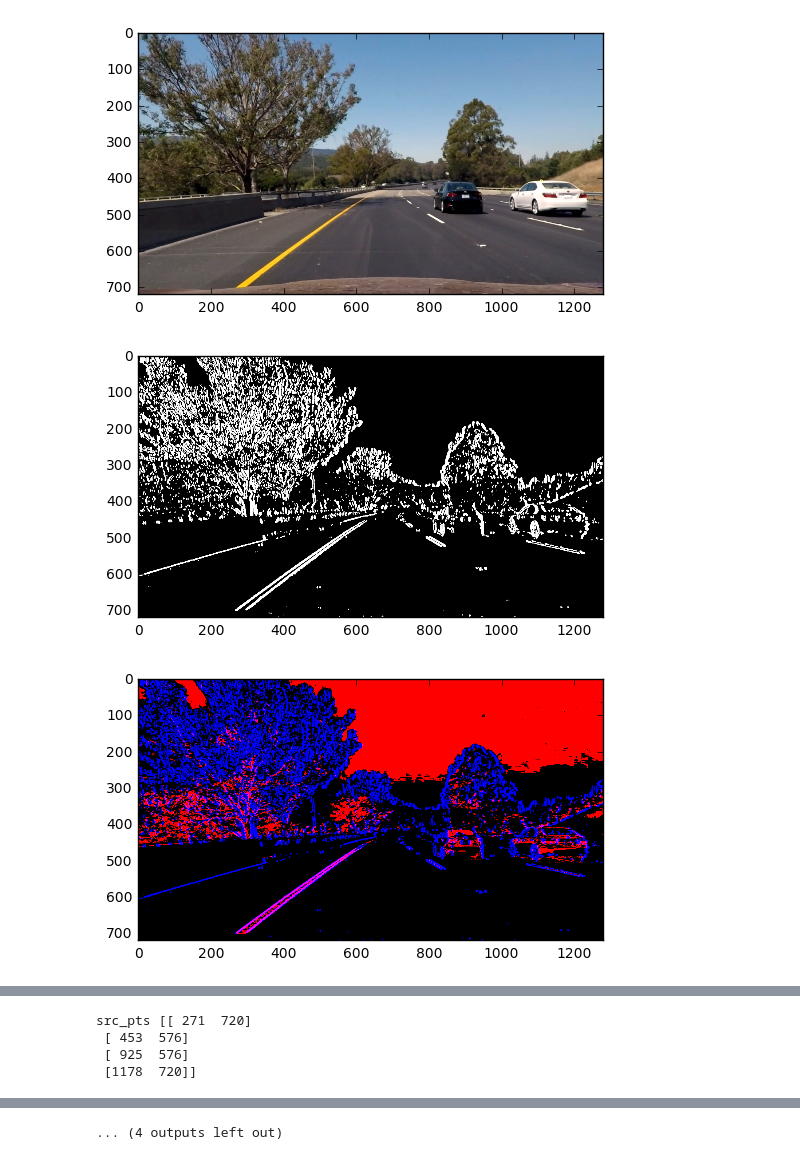
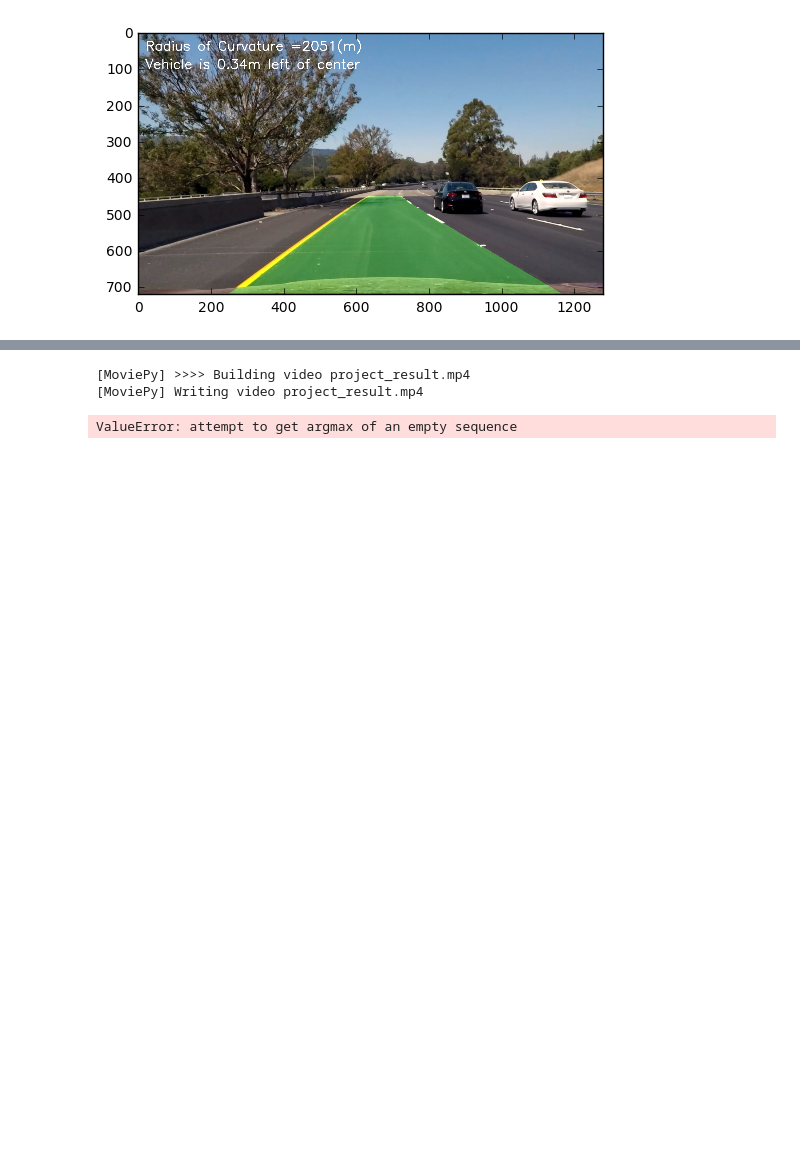
Before and after one commit to soon-yau/SDCND_Term1, a Jupyter notebook: CarND-Advanced-Lane-Lines/advanced_lane_finding.ipynb, the cells around one changed output, grey strips where cells are left out. Saved outputs shown, nothing was run; the diff lists cells and outputs as text; code cells hidden in the pictures; blank space fills up the shorter version.

Commit message:
discard histogram in find_lane_boundary, fix start value instead

```diff
--- a/CarND-Advanced-Lane-Lines/advanced_lane_finding.ipynb
+++ b/CarND-Advanced-Lane-Lines/advanced_lane_finding.ipynb
@@ -213,7 +213,7 @@ def bird_eye(img, source_points):
 
 # Find lane boundary
 # Function to find lane boundary and return an binary image
-def find_lane(img, x_init_pos, wdw_dx=150, wdw_dy=75):
+def find_lane(img, x_init_pos, wdw_dx=75, wdw_dy=75):
     shape_ymax, shape_xmax=img.shape
     windowed=np.zeros_like(img)
     # start the search from peak
@@ -233,8 +233,11 @@ def find_lane_boundary(img, dbg=False):
         plt.plot(histogram)
         plt.show()
     half_len=int(len(histogram)/2)
-    left_peak=np.argmax(histogram[:half_len])
-    right_peak=half_len+np.argmax(histogram[half_len:])
+    #left_peak=np.argmax(histogram[:half_len])
+    #right_peak=half_len+np.argmax(histogram[half_len:])
+    left_peak=int(0.3*img.shape[1])
+    right_peak=int(0.7*img.shape[1])
+
     left_lane=find_lane(img, left_peak)
     right_lane=find_lane(img, right_peak)
     return left_lane, right_lane
@@ -409,10 +412,8 @@ def process_image(img, dbg=False):
 # %%
 img_path=os.getcwd()+'/test_images/'
 img=mpimg.imread(img_path+'test6.jpg')
-ret_img=process_image(img, dbg=True)
+ret_img=process_image(img, dbg=False)
 plt.imshow(ret_img)
 plt.show()
 # %% [output]
-[figure, old version]
+[figure, new version]
-[figure, removed]
-[figure, removed]
@@ -421,4 +419,0 @@ plt.show()
-src_pts [[ 271  720]
- [ 453  576]
- [ 925  576]
- [1178  720]]
@@ -431 +420,18 @@ src_pts [[ 271  720]
-... (4 outputs left out)
+# %%
+# Import everything needed to edit/save/watch video clips
+from moviepy.editor import VideoFileClip
+from IPython.display import HTML
+video_output = 'project_result.mp4'
+clip1 = VideoFileClip("project_video.mp4")
+clip_output = clip1.fl_image(process_image) #NOTE: this function expects color images!!
+%time clip_output.write_videofile(video_output, audio=False)
+
+HTML("""
+<video width="960" height="540" controls>
+  <source src="{0}">
+</video>
+""".format(clip_output))
+# %% [output]
+[MoviePy] >>>> Building video project_result.mp4
+[MoviePy] Writing video project_result.mp4
+ValueError: attempt to get argmax of an empty sequence
```
Also changed, not shown: parts of 1 cell of this notebook, 1 other file.
